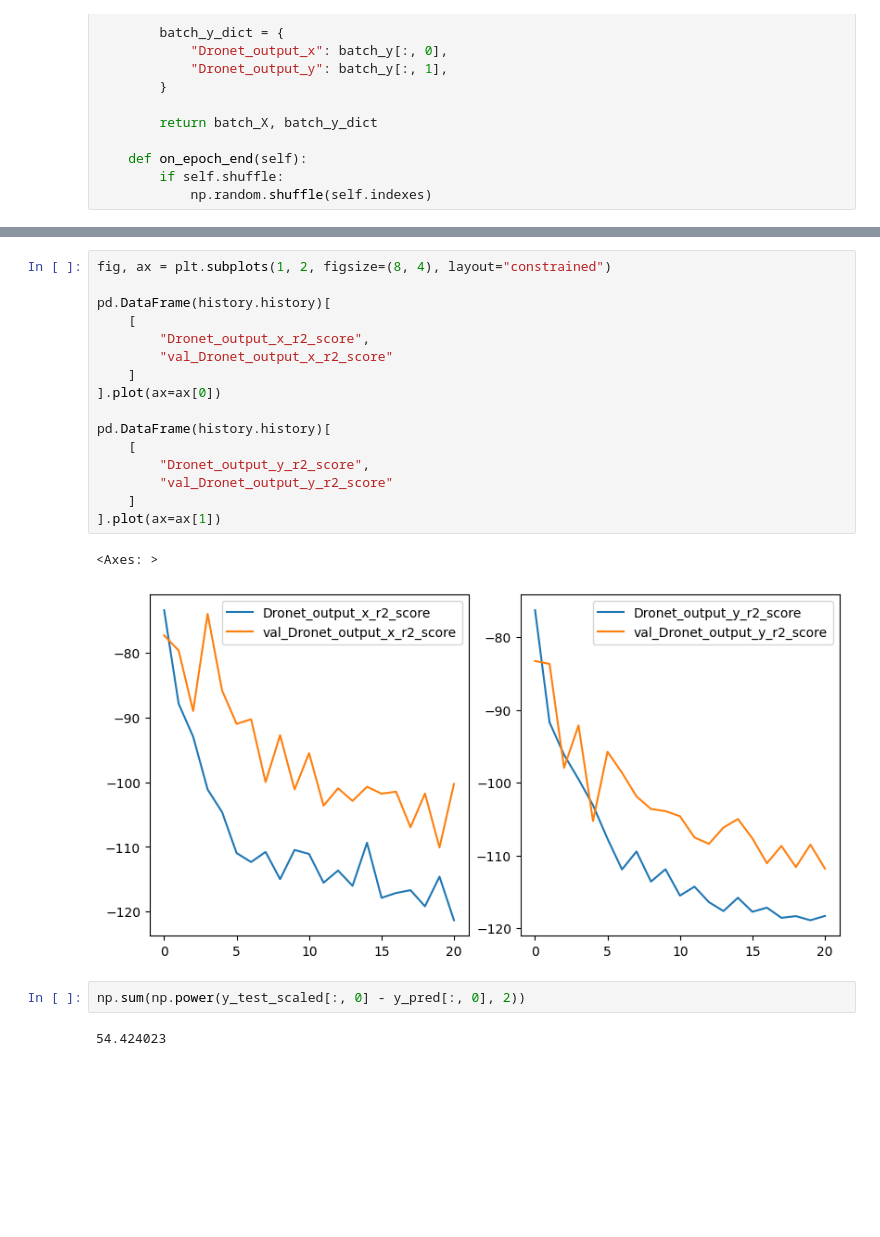
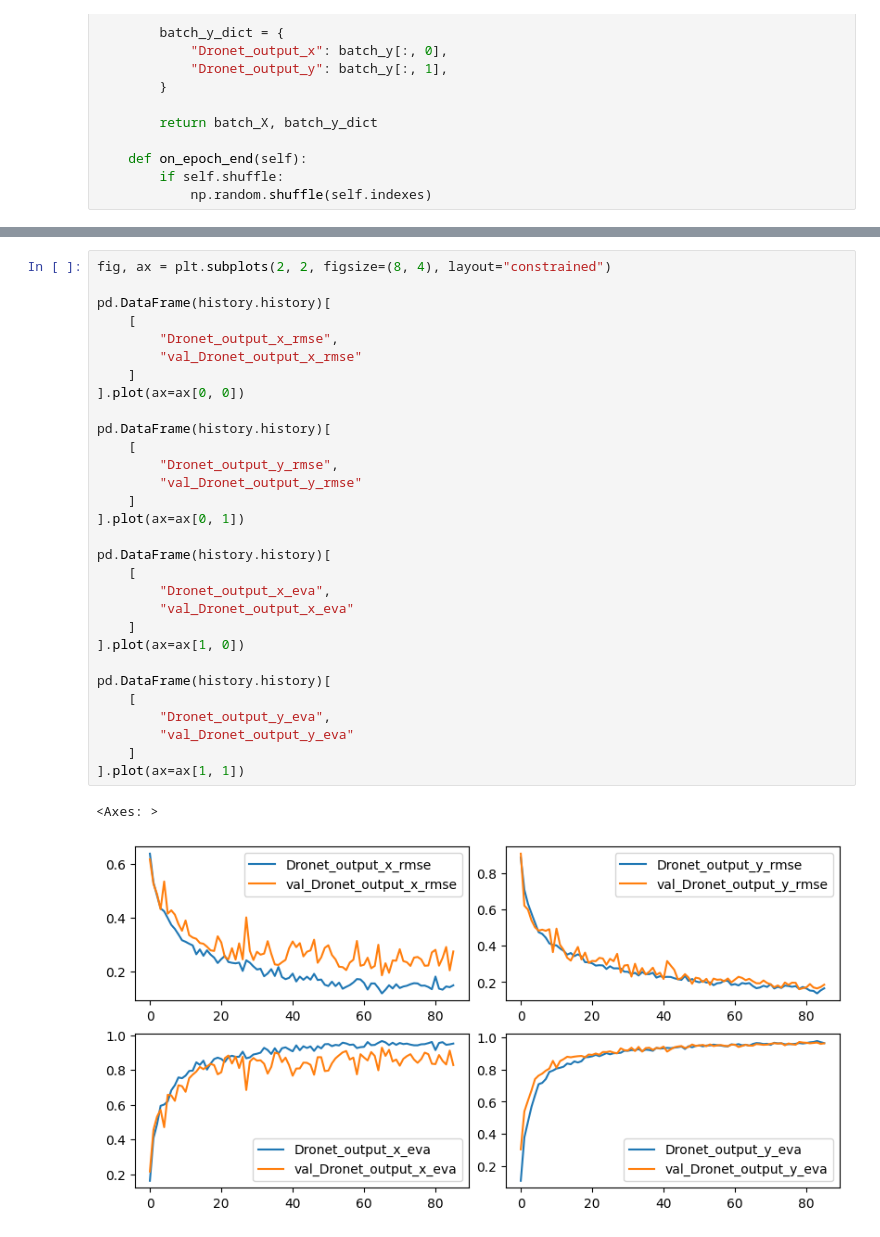
Before and after one commit to GabrieLuAlves/dronet-evaluation-for-indoor-navigation, a Jupyter notebook: dronet-evaluation-for-indoor-navigation.ipynb, the cells around one changed output, grey strips where cells are left out. Cells and saved outputs as stored; diff of their text form; blank space fills up the shorter version.

Commit message:
Kaggle Notebook | Dronet evaluation for indoor navigation | Version 7

```diff
--- a/dronet-evaluation-for-indoor-navigation.ipynb
+++ b/dronet-evaluation-for-indoor-navigation.ipynb
@@ -311,23 +331,33 @@ I0000 00:00:1742762528.725818      70 device_compiler.h:188] Compiled cluster us
 # %%
-fig, ax = plt.subplots(1, 2, figsize=(8, 4), layout="constrained")
+fig, ax = plt.subplots(2, 2, figsize=(8, 4), layout="constrained")
 
 pd.DataFrame(history.history)[
     [
-        "Dronet_output_x_r2_score",
-        "val_Dronet_output_x_r2_score"
+        "Dronet_output_x_rmse",
+        "val_Dronet_output_x_rmse"
     ]
-].plot(ax=ax[0])
+].plot(ax=ax[0, 0])
 
 pd.DataFrame(history.history)[
     [
-        "Dronet_output_y_r2_score",
-        "val_Dronet_output_y_r2_score"
+        "Dronet_output_y_rmse",
+        "val_Dronet_output_y_rmse"
     ]
-].plot(ax=ax[1])
+].plot(ax=ax[0, 1])
+
+pd.DataFrame(history.history)[
+    [
+        "Dronet_output_x_eva",
+        "val_Dronet_output_x_eva"
+    ]
+].plot(ax=ax[1, 0])
+
+pd.DataFrame(history.history)[
+    [
+        "Dronet_output_y_eva",
+        "val_Dronet_output_y_eva"
+    ]
+].plot(ax=ax[1, 1])
 # %% [output]
 <Axes: >
-[figure, old version]
+[figure, new version]
-# %%
-np.sum(np.power(y_test_scaled[:, 0] - y_pred[:, 0], 2))
-# %% [output]
-54.424023
```
Also changed, not shown: parts of 2 cells of this notebook.
